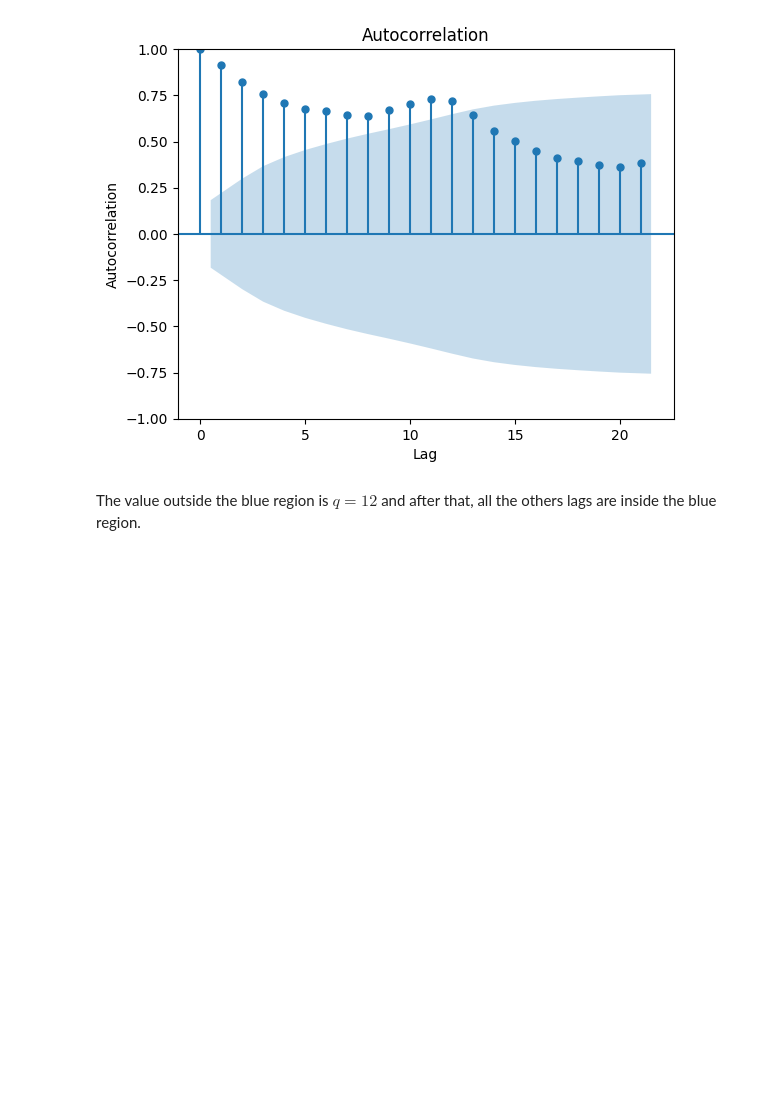
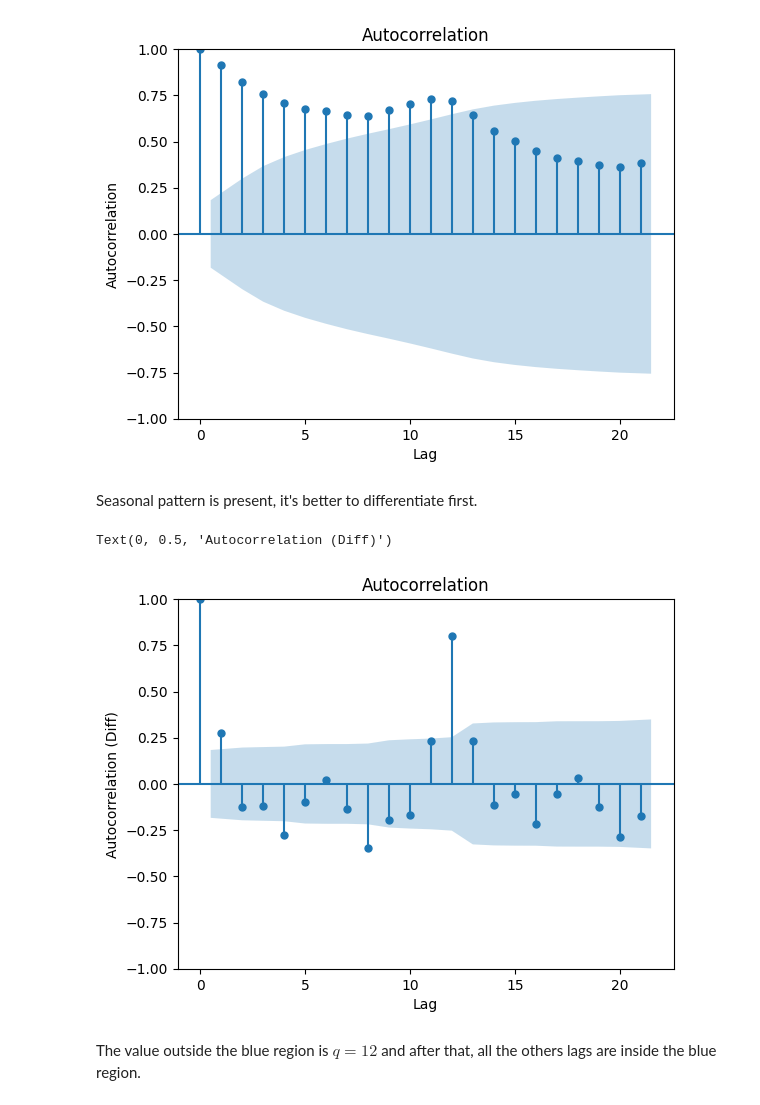
Before and after one commit to Bruno-Moreno/ML---Study, a Jupyter notebook: notebooks/ML/arima_model.ipynb, the cells around one changed output. Cells and saved outputs as stored; diff of their text form; code cells hidden in the pictures; blank space fills up the shorter version.

```diff
--- a/notebooks/ML/arima_model.ipynb
+++ b/notebooks/ML/arima_model.ipynb
@@ -135,6 +135,15 @@ plt.ylabel("Autocorrelation")
 plt.savefig("img/autocorrelation.png", dpi = 300, bbox_inches='tight')
 # %% [output]
 [figure]
+# %% [markdown]
+Seasonal pattern is present, it's better to differentiate first.
+# %%
+plot_acf(train[f'{ts_variable}'].diff().dropna())
+plt.xlabel("Lag")
+plt.ylabel("Autocorrelation (Diff)")
+# %% [output]
+Text(0, 0.5, 'Autocorrelation (Diff)')
+[figure, added]
 # %% [markdown]
 The value outside the blue region is $q=12$ and after that, all the others lags are inside the blue region.
 # %% [markdown]
```
Also changed, not shown: parts of 1 cell of this notebook.
